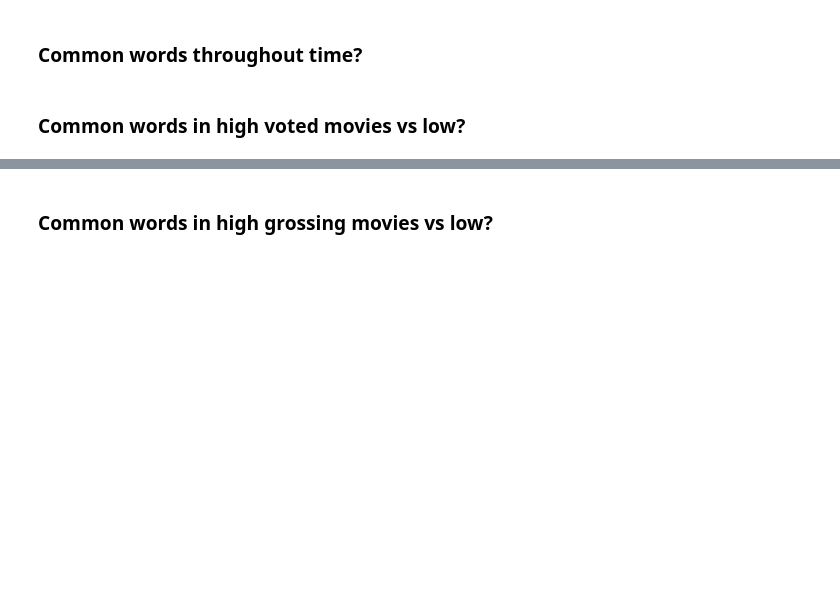
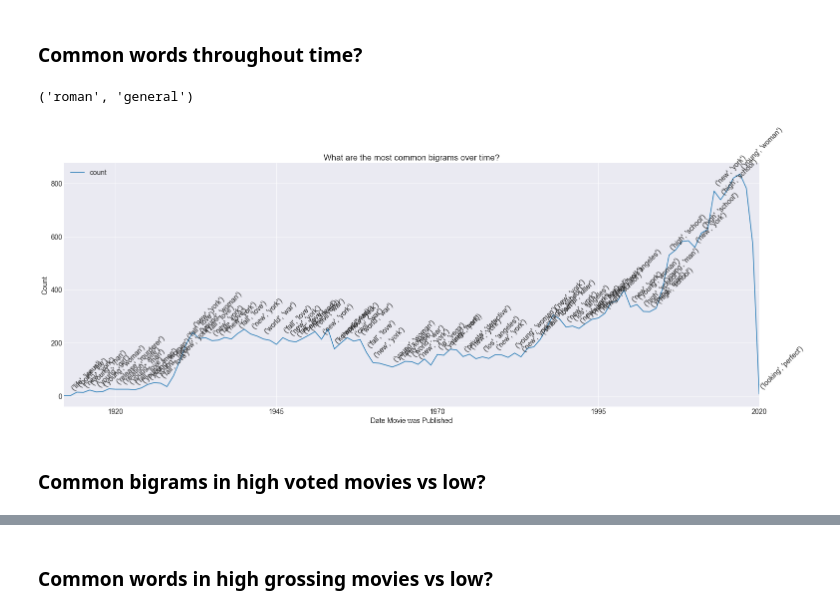
Before and after one commit to guedanie/movie_recommendation_model, a Jupyter notebook: wrangle_notebook.ipynb, the cells around one changed output, grey strips where cells are left out. Saved outputs shown, nothing was run; the diff lists cells and outputs as text; code cells hidden in the pictures; blank space fills up the shorter version.

```diff
--- a/wrangle_notebook.ipynb
+++ b/wrangle_notebook.ipynb
@@ -250,5 +250,31 @@ plt.show()
 [figure]
 # %% [markdown]
 ### Common words throughout time?
+# %%
+def most_frequent_bigram(s: pd.Series) -> str:
+    # your code might be more or less complicated here, depending on how much
+    # text prep you've already done or more you want to do in this function
+    words = clean(' '.join(s))
+    most_common_bigram = pd.Series(nltk.bigrams(words)).value_counts().head(1).index
+    return most_common_bigram
+# %%
+df.date_published = pd.to_datetime(df.date_published)
+# %%
+most_common_bigrams = df.set_index('date_published').resample('Y').description.agg([most_frequent_bigram, "count"])
+# %%
+most_common_bigrams["most_frequent_bigram"][0]
+# %% [output]
+('roman', 'general')
+# %%
+fig, ax = plt.subplots(figsize=(25, 9))
+most_common_bigrams.plot(ax=ax)
+plt.title("What are the most common bigrams over time?")
+plt.ylabel("Count")
+plt.xlabel("Date Movie was Published")
+for i in range(1, most_common_bigrams.shape[0]):
+    if most_common_bigrams["most_frequent_bigram"][i] != most_common_bigrams["most_frequent_bigram"][i-1]:
+        ax.text(f"{most_common_bigrams.index[i]}", most_common_bigrams["count"][i] + 20,  f"{most_common_bigrams.most_frequent_bigram[i]}", rotation = 45)
+# %% [output]
+[figure, added]
 # %% [markdown]
-### Common words in high voted movies vs low?
+### Common bigrams in high voted movies vs low?
```
Also changed, not shown: parts of 5 cells of this notebook.
